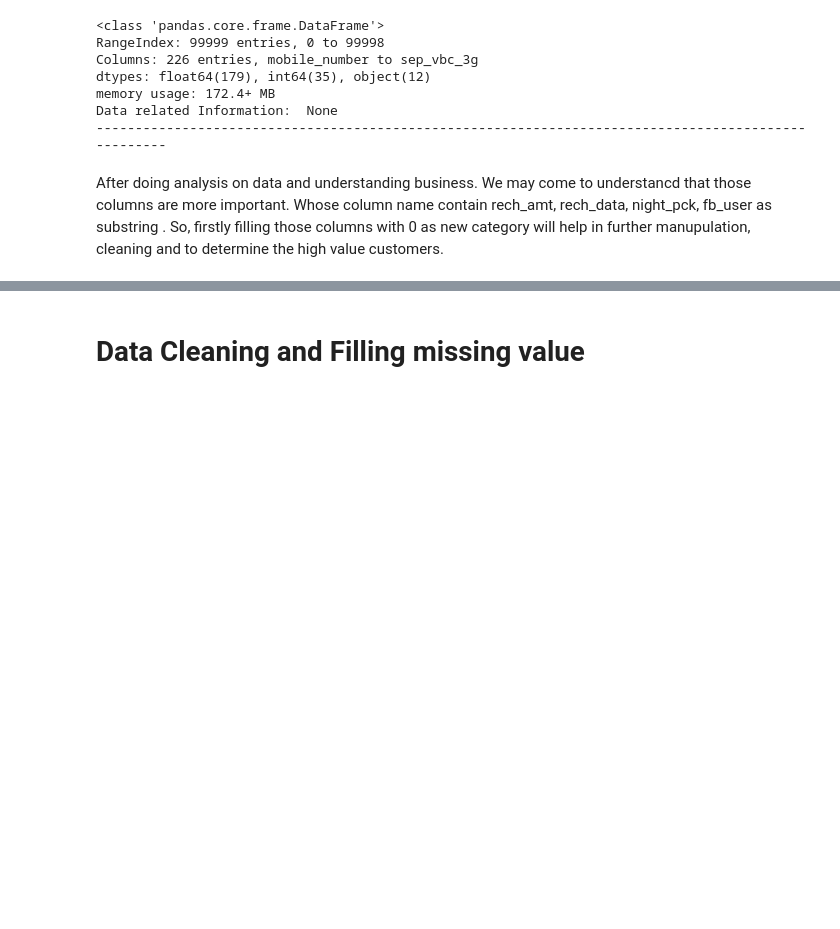
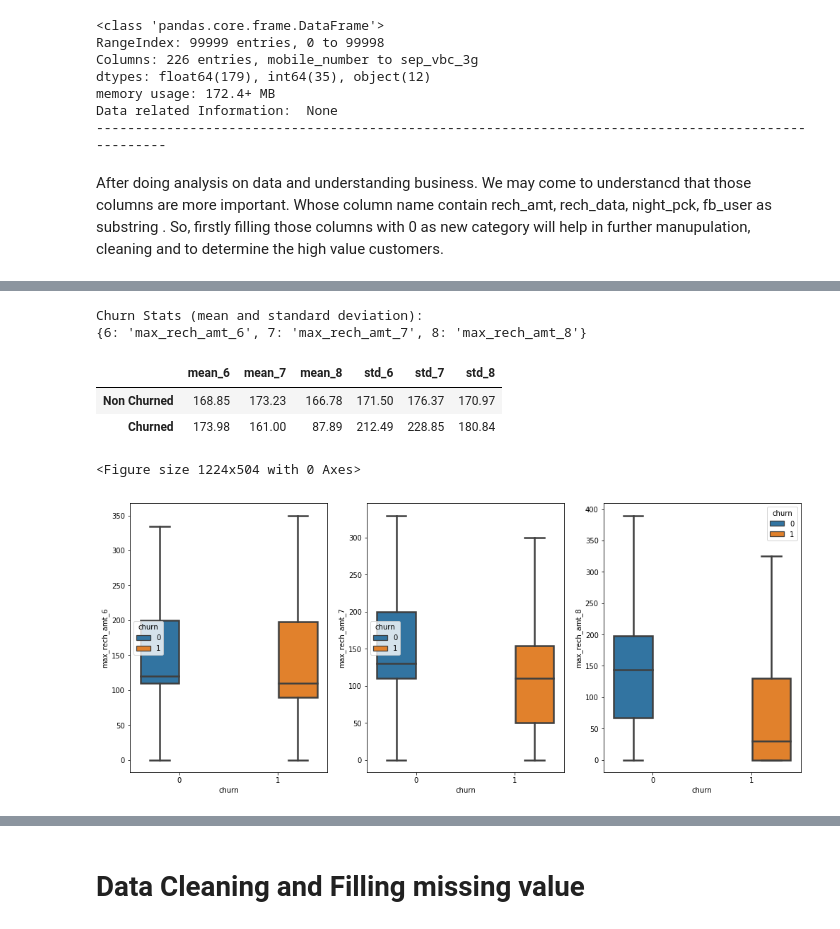
Before and after one commit to asharn/artificial-intelligence, a Jupyter notebook: Telecom Churn - ML Group Case Study/code/Telecom_Churn_Unsupervised_Modelling.ipynb, the cells around one changed output, grey strips where cells are left out. Cells and saved outputs as stored; diff of their text form; code cells hidden in the pictures; blank space fills up the shorter version.

```diff
--- a/Telecom Churn - ML Group Case Study/code/Telecom_Churn_Unsupervised_Modelling.ipynb
+++ b/Telecom Churn - ML Group Case Study/code/Telecom_Churn_Unsupervised_Modelling.ipynb
@@ -93,0 +169,3 @@ Index(['total_rech_amt_6', 'total_rech_amt_7', 'total_rech_amt_8',
+# %%
+telecom['total_avg_rech_amnt_good_ph'] = (telecom.total_rech_amt_6 +telecom.total_rech_amt_data_6 \
+                                               + telecom.total_rech_amt_7+telecom.total_rech_amt_data_7)/4
@@ -93,0 +316,13 @@ Index(['total_rech_amt_6', 'total_rech_amt_7', 'total_rech_amt_8',
+# %%
+
+
+# let's analyze maximum recharge amount for data:
+analyze_feature('max_rech_amt')
+# %% [output]
+Churn Stats (mean and standard deviation):
+{6: 'max_rech_amt_6', 7: 'max_rech_amt_7', 8: 'max_rech_amt_8'}
+|  | mean_6 | mean_7 | mean_8 | std_6 | std_7 | std_8 |
+| Non Churned | 168.85 | 173.23 | 166.78 | 171.50 | 176.37 | 170.97 |
+| Churned | 173.98 | 161.00 | 87.89 | 212.49 | 228.85 | 180.84 |
+<Figure size 1224x504 with 0 Axes>
+[figure, added]
```
Also changed, not shown: parts of 48 cells of this notebook.
